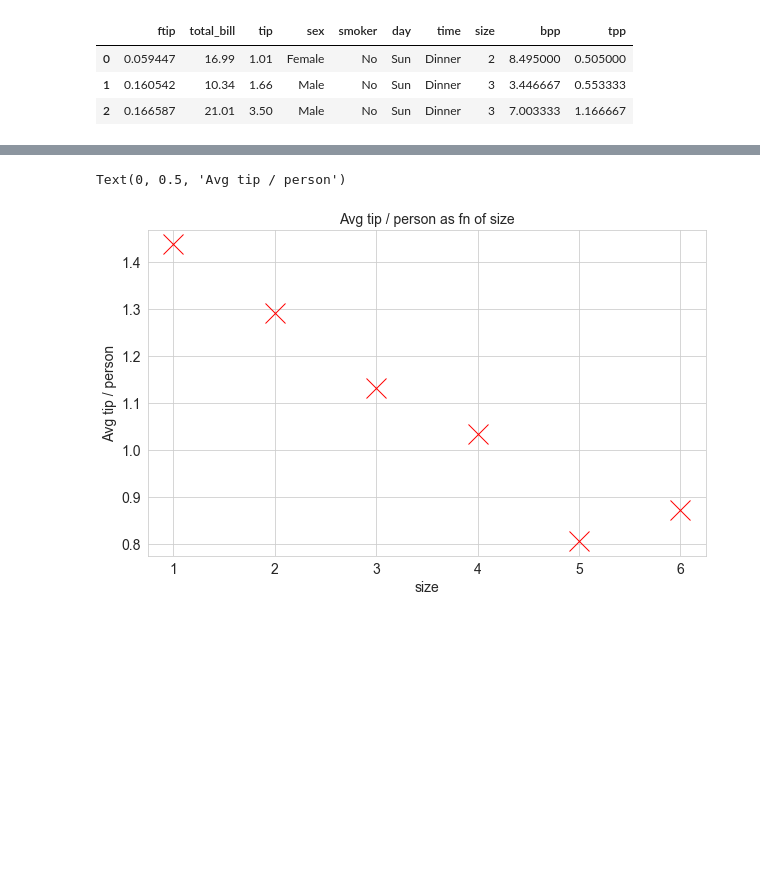
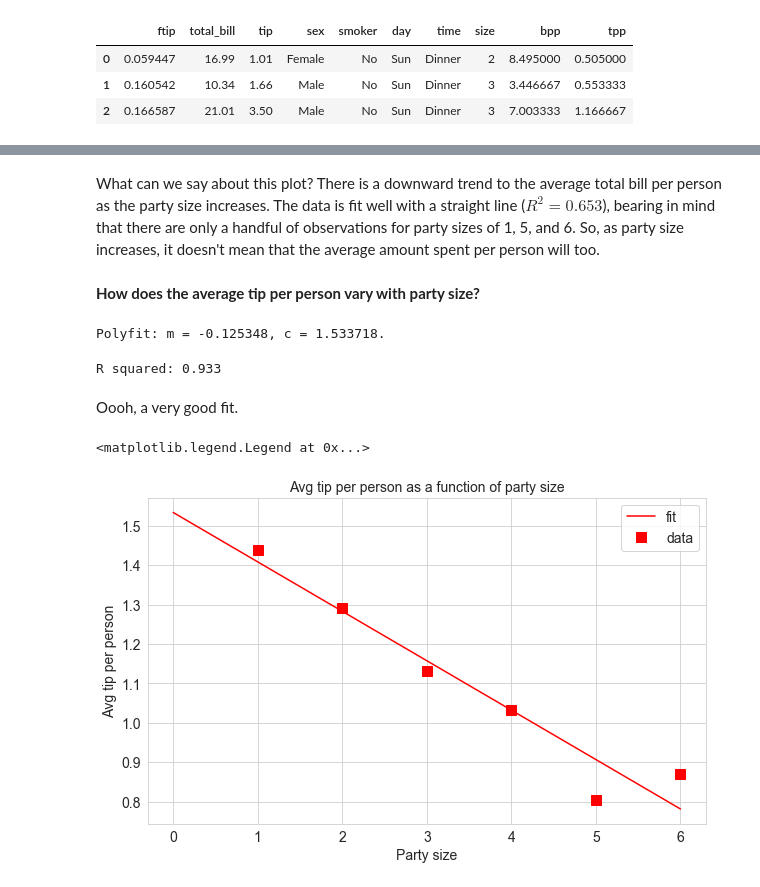
Before and after one commit to elizabethdaly/data-analysis-project, a Jupyter notebook: tips-data-analysis.ipynb, the cells around one changed output, grey strips where cells are left out. Saved outputs shown, nothing was run; the diff lists cells and outputs as text; code cells hidden in the pictures; blank space fills up the shorter version.

```diff
--- a/tips-data-analysis.ipynb
+++ b/tips-data-analysis.ipynb
@@ -815,9 +865,35 @@ Text(0, 0.5, 'Avg total_bill')
+# %% [markdown]
+What can we say about this plot? There is a downward trend to the average total bill per person as the party size increases. The data is fit well with a straight line ($R^2 = 0.653$), bearing in mind that there are only a handful of observations for party sizes of 1, 5, and 6. So, as party size increases, it doesn't mean that the average amount spent per person will too.
+# %% [markdown]
+**How does the average tip per person vary with party size?**
+# %%
+# Do simple linear regression using polyfit
+fit2 = np.polyfit(df1['size'], df1['tpp'], 1)
+m2, c2 = fit2[0], fit2[1]
+print("Polyfit: m = %8.6f, c = %6.6f." % (m2, c2))
+# %% [output]
+Polyfit: m = -0.125348, c = 1.533718.
+# %%
+# correlation coefficient
+print("R squared:", round(np.corrcoef(df1['size'], df1['tpp'])[0][1] ** 2, 3))
+# %% [output]
+R squared: 0.933
+# %% [markdown]
+Oooh, a very good fit.
 # %%
-# Plot average tip per person vs size.
-plt.plot(df1['size'], df1['tpp'], 'xr', markersize=20)
-plt.title('Avg tip / person as fn of size', fontsize='14')
-plt.xlabel('size', fontsize='14')
-plt.ylabel('Avg tip / person', fontsize='14')
+# Plot fitted line with the data for average tip per person vs size.
+x = np.arange(0.0, 7.0, 1.0)
+plt.plot(x, m2 * x + c2, 'r-', label="fit")
+
+plt.plot(df1['size'], df1['tpp'], 'sr', markersize=10, label="data")
+
+plt.title('Avg tip per person as a function of party size', fontsize='14')
+plt.xlabel('Party size', fontsize='14')
+plt.ylabel('Avg tip per person', fontsize='14')
+plt.legend()
+
+## Save the plot if required.
+#plt.savefig("images/LSQtpp.png")
 # %% [output]
-Text(0, 0.5, 'Avg tip / person')
+<matplotlib.legend.Legend at 0x...>
-[figure, old version]
+[figure, new version]
```
Also changed, not shown: parts of 39 cells of this notebook, 3 other files.
